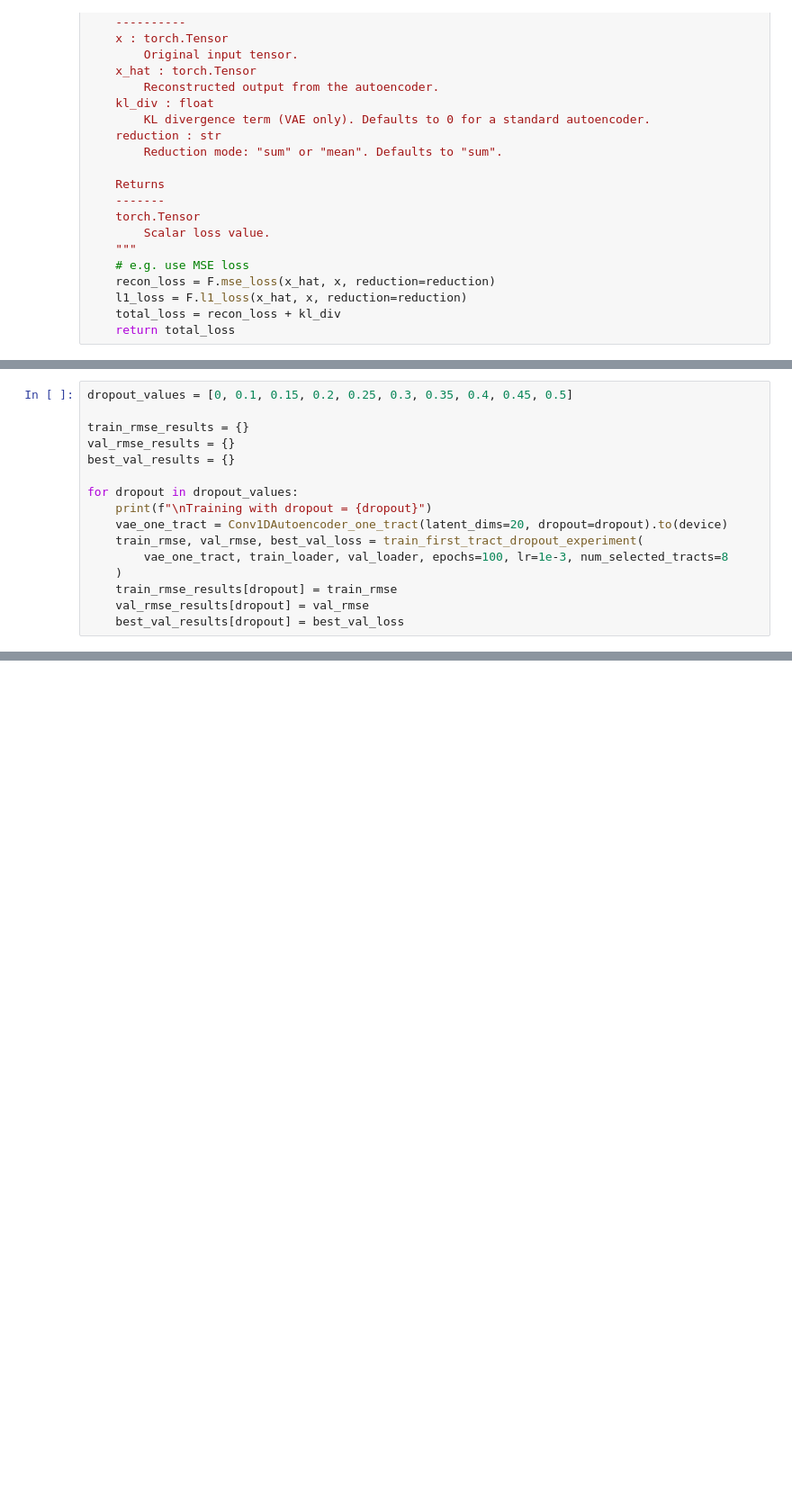
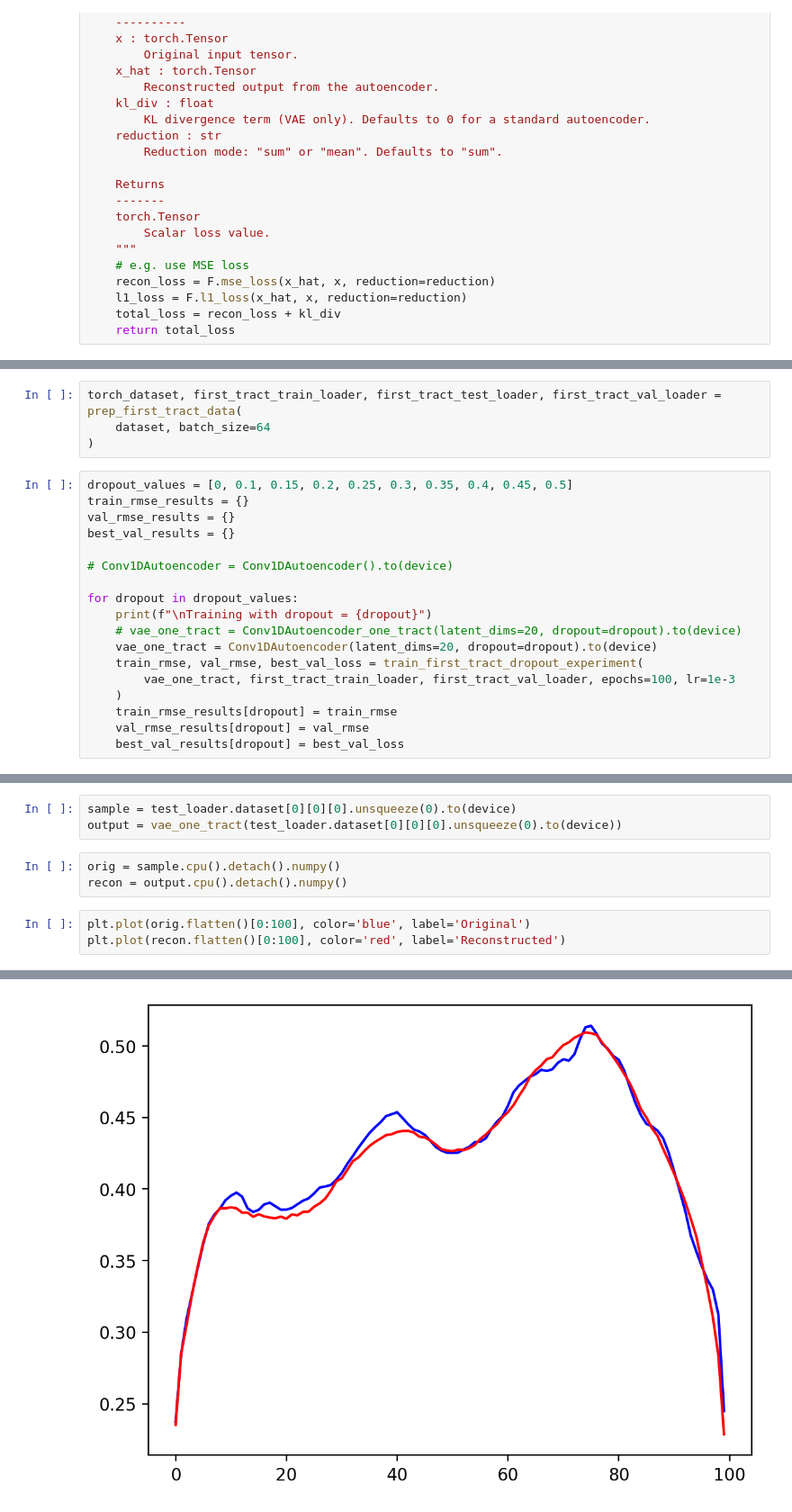
Before and after one commit to EntropyChicken/Asa-Jats-Task-Vectors-On-AFQ-Insight, a Jupyter notebook: ConvAE_Experiments/conv_dropout_experiment.ipynb, the cells around one changed output, grey strips where cells are left out. Shown at 90% size. Drawn from its saved outputs; the diff is of its cells as text; blank space fills up the shorter version.

```diff
--- a/ConvAE_Experiments/conv_dropout_experiment.ipynb
+++ b/ConvAE_Experiments/conv_dropout_experiment.ipynb
@@ -211,17 +244,23 @@ def train_first_tract_dropout_experiment(
 
     return train_rmse_per_epoch, val_rmse_per_epoch, best_val_loss
+# %%
+torch_dataset, first_tract_train_loader, first_tract_test_loader, first_tract_val_loader = prep_first_tract_data(
+    dataset, batch_size=64
+)
 # %%
 dropout_values = [0, 0.1, 0.15, 0.2, 0.25, 0.3, 0.35, 0.4, 0.45, 0.5]
-
 train_rmse_results = {}
 val_rmse_results = {}
 best_val_results = {}
 
+# Conv1DAutoencoder = Conv1DAutoencoder().to(device)
+
 for dropout in dropout_values:
     print(f"\nTraining with dropout = {dropout}")
-    vae_one_tract = Conv1DAutoencoder_one_tract(latent_dims=20, dropout=dropout).to(device)
+    # vae_one_tract = Conv1DAutoencoder_one_tract(latent_dims=20, dropout=dropout).to(device)
+    vae_one_tract = Conv1DAutoencoder(latent_dims=20, dropout=dropout).to(device)
     train_rmse, val_rmse, best_val_loss = train_first_tract_dropout_experiment(
-        vae_one_tract, train_loader, val_loader, epochs=100, lr=1e-3, num_selected_tracts=8
+        vae_one_tract, first_tract_train_loader, first_tract_val_loader, epochs=100, lr=1e-3
     )
     train_rmse_results[dropout] = train_rmse
     val_rmse_results[dropout] = val_rmse
@@ -293,0 +356,10 @@ plt.show()
+# %%
+sample = test_loader.dataset[0][0][0].unsqueeze(0).to(device)
+output = vae_one_tract(test_loader.dataset[0][0][0].unsqueeze(0).to(device))
+# %%
+orig = sample.cpu().detach().numpy()
+recon = output.cpu().detach().numpy()
+# %%
+plt.plot(orig.flatten()[0:100], color='blue', label='Original')
+plt.plot(recon.flatten()[0:100], color='red', label='Reconstructed')
+# %% [output]
@@ -293,0 +367 @@ plt.show()
+[figure, added]
```
Also changed, not shown: parts of 12 cells of this notebook, 3 other files.
